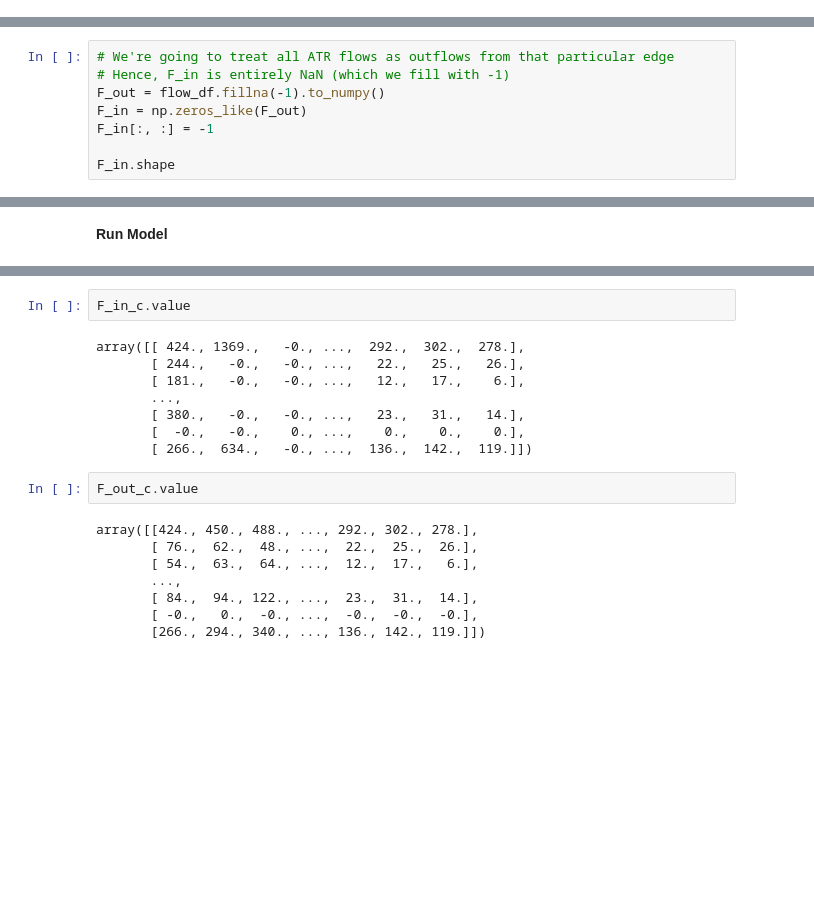
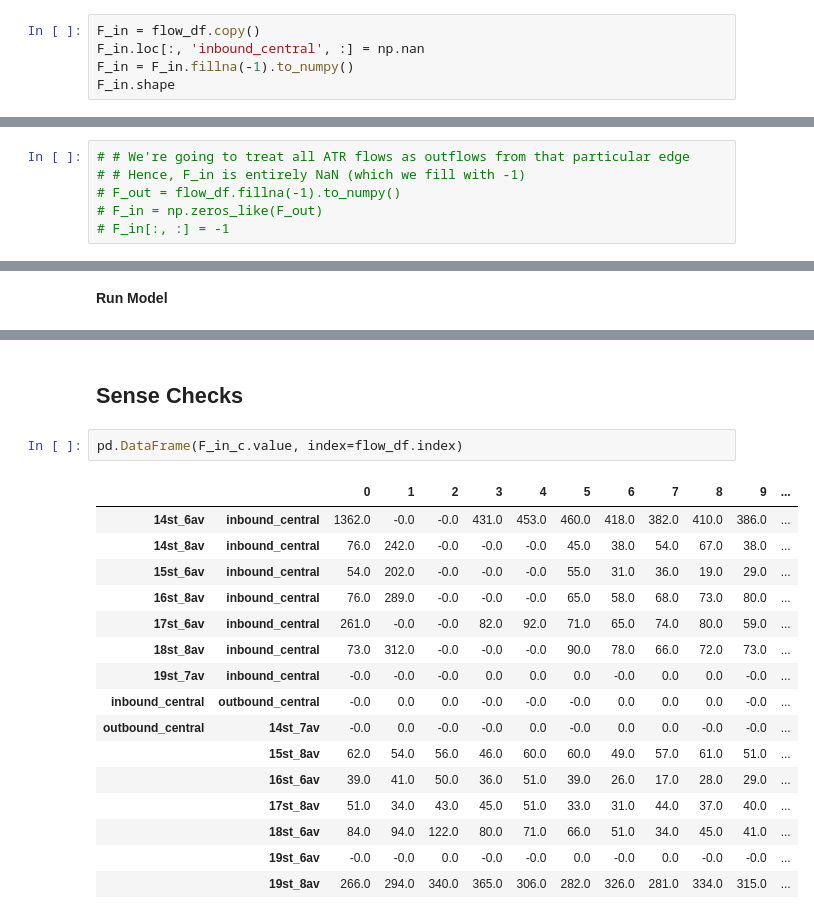
Before and after one commit to ct-spec-res/ev-load-forecast-nyc, a Jupyter notebook: src/automated-traffic-counts/05_ksha_cvxpy_chelsea.ipynb, the cells around one changed output, grey strips where cells are left out. Cells and saved outputs as stored; diff of their text form; blank space fills up the shorter version.

```diff
--- a/src/automated-traffic-counts/05_ksha_cvxpy_chelsea.ipynb
+++ b/src/automated-traffic-counts/05_ksha_cvxpy_chelsea.ipynb
@@ -187,0 +193,5 @@ s.t.
+# %%
+F_in = flow_df.copy()
+F_in.loc[:, 'inbound_central', :] = np.nan
+F_in = F_in.fillna(-1).to_numpy()
+F_in.shape
@@ -188,8 +207,6 @@ s.t.
 # %%
-# We're going to treat all ATR flows as outflows from that particular edge
-# Hence, F_in is entirely NaN (which we fill with -1)
-F_out = flow_df.fillna(-1).to_numpy()
-F_in = np.zeros_like(F_out)
-F_in[:, :] = -1
-
-F_in.shape
+# # We're going to treat all ATR flows as outflows from that particular edge
+# # Hence, F_in is entirely NaN (which we fill with -1)
+# F_out = flow_df.fillna(-1).to_numpy()
+# F_in = np.zeros_like(F_out)
+# F_in[:, :] = -1
@@ -269,20 +284,21 @@ Academic license - for non-commercial use only - expires 2024-10-10
-# %%
-F_in_c.value
-# %% [output]
-array([[ 424., 1369.,   -0., ...,  292.,  302.,  278.],
-       [ 244.,   -0.,   -0., ...,   22.,   25.,   26.],
-       [ 181.,   -0.,   -0., ...,   12.,   17.,    6.],
-       ...,
-       [ 380.,   -0.,   -0., ...,   23.,   31.,   14.],
-       [  -0.,   -0.,    0., ...,    0.,    0.,    0.],
-       [ 266.,  634.,   -0., ...,  136.,  142.,  119.]])
-# %%
-F_out_c.value
-# %% [output]
-array([[424., 450., 488., ..., 292., 302., 278.],
-       [ 76.,  62.,  48., ...,  22.,  25.,  26.],
-       [ 54.,  63.,  64., ...,  12.,  17.,   6.],
-       ...,
-       [ 84.,  94., 122., ...,  23.,  31.,  14.],
-       [ -0.,   0.,  -0., ...,  -0.,  -0.,  -0.],
-       [266., 294., 340., ..., 136., 142., 119.]])
+# %% [markdown]
+## Sense Checks
+# %%
+pd.DataFrame(F_in_c.value, index=flow_df.index)
+# %% [output]
+|  |  | 0 | 1 | 2 | 3 | 4 | 5 | 6 | 7 | 8 | 9 | ... |
+| 14st_6av | inbound_central | 1362.0 | -0.0 | -0.0 | 431.0 | 453.0 | 460.0 | 418.0 | 382.0 | 410.0 | 386.0 | ... |
+| 14st_8av | inbound_central | 76.0 | 242.0 | -0.0 | -0.0 | -0.0 | 45.0 | 38.0 | 54.0 | 67.0 | 38.0 | ... |
+| 15st_6av | inbound_central | 54.0 | 202.0 | -0.0 | -0.0 | -0.0 | 55.0 | 31.0 | 36.0 | 19.0 | 29.0 | ... |
+| 16st_8av | inbound_central | 76.0 | 289.0 | -0.0 | -0.0 | -0.0 | 65.0 | 58.0 | 68.0 | 73.0 | 80.0 | ... |
+| 17st_6av | inbound_central | 261.0 | -0.0 | -0.0 | 82.0 | 92.0 | 71.0 | 65.0 | 74.0 | 80.0 | 59.0 | ... |
+| 18st_8av | inbound_central | 73.0 | 312.0 | -0.0 | -0.0 | -0.0 | 90.0 | 78.0 | 66.0 | 72.0 | 73.0 | ... |
+| 19st_7av | inbound_central | -0.0 | -0.0 | -0.0 | 0.0 | 0.0 | 0.0 | -0.0 | 0.0 | 0.0 | -0.0 | ... |
+| inbound_central | outbound_central | -0.0 | 0.0 | 0.0 | -0.0 | -0.0 | -0.0 | 0.0 | 0.0 | 0.0 | -0.0 | ... |
+| outbound_central | 14st_7av | -0.0 | 0.0 | -0.0 | -0.0 | 0.0 | -0.0 | 0.0 | 0.0 | -0.0 | -0.0 | ... |
+|  | 15st_8av | 62.0 | 54.0 | 56.0 | 46.0 | 60.0 | 60.0 | 49.0 | 57.0 | 61.0 | 51.0 | ... |
+|  | 16st_6av | 39.0 | 41.0 | 50.0 | 36.0 | 51.0 | 39.0 | 26.0 | 17.0 | 28.0 | 29.0 | ... |
+|  | 17st_8av | 51.0 | 34.0 | 43.0 | 45.0 | 51.0 | 33.0 | 31.0 | 44.0 | 37.0 | 40.0 | ... |
+|  | 18st_6av | 84.0 | 94.0 | 122.0 | 80.0 | 71.0 | 66.0 | 51.0 | 34.0 | 45.0 | 41.0 | ... |
+|  | 19st_6av | -0.0 | -0.0 | 0.0 | -0.0 | -0.0 | 0.0 | -0.0 | 0.0 | -0.0 | -0.0 | ... |
+|  | 19st_8av | 266.0 | 294.0 | 340.0 | 365.0 | 306.0 | 282.0 | 326.0 | 281.0 | 334.0 | 315.0 | ... |
```
Also changed, not shown: parts of 12 cells of this notebook.
